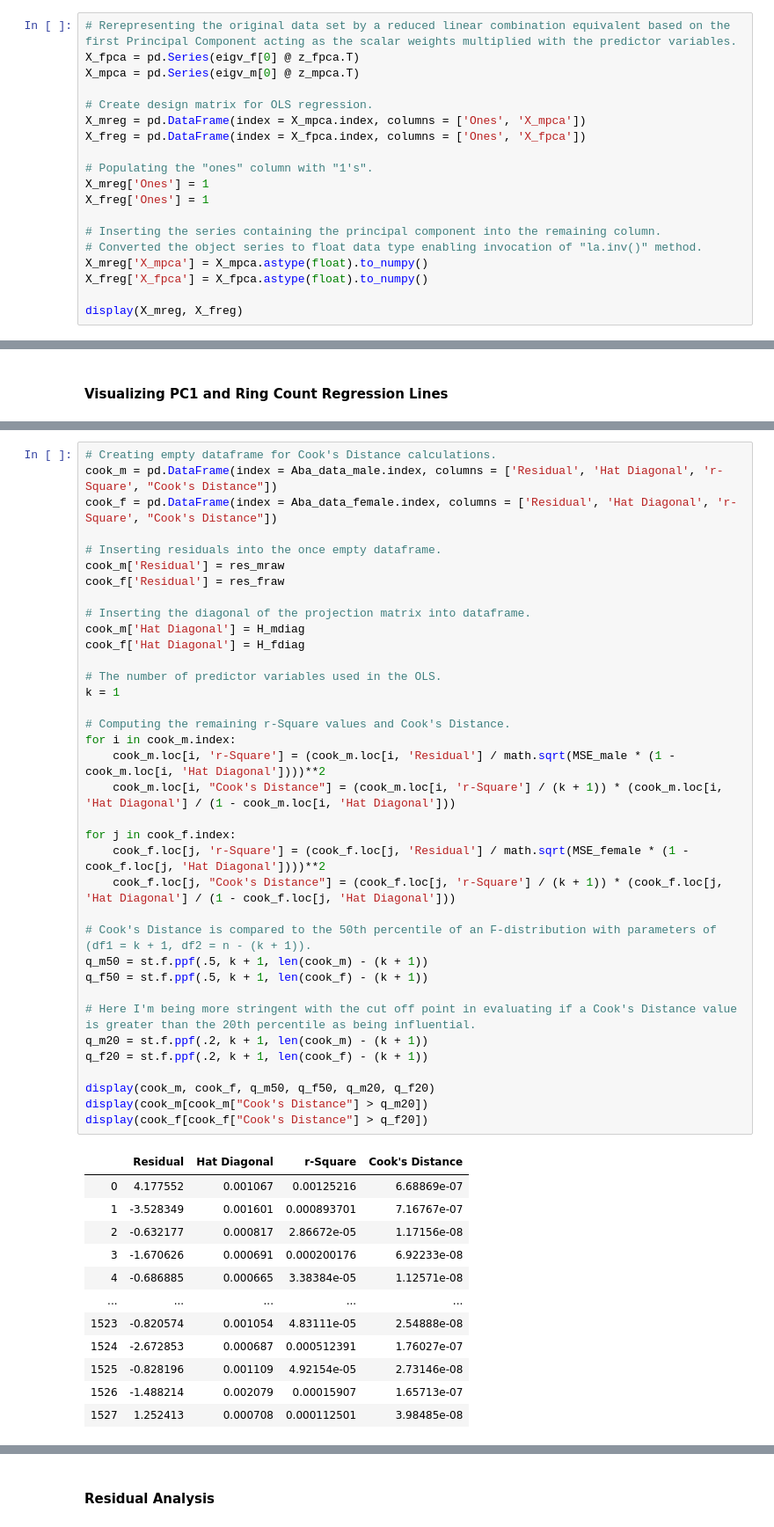
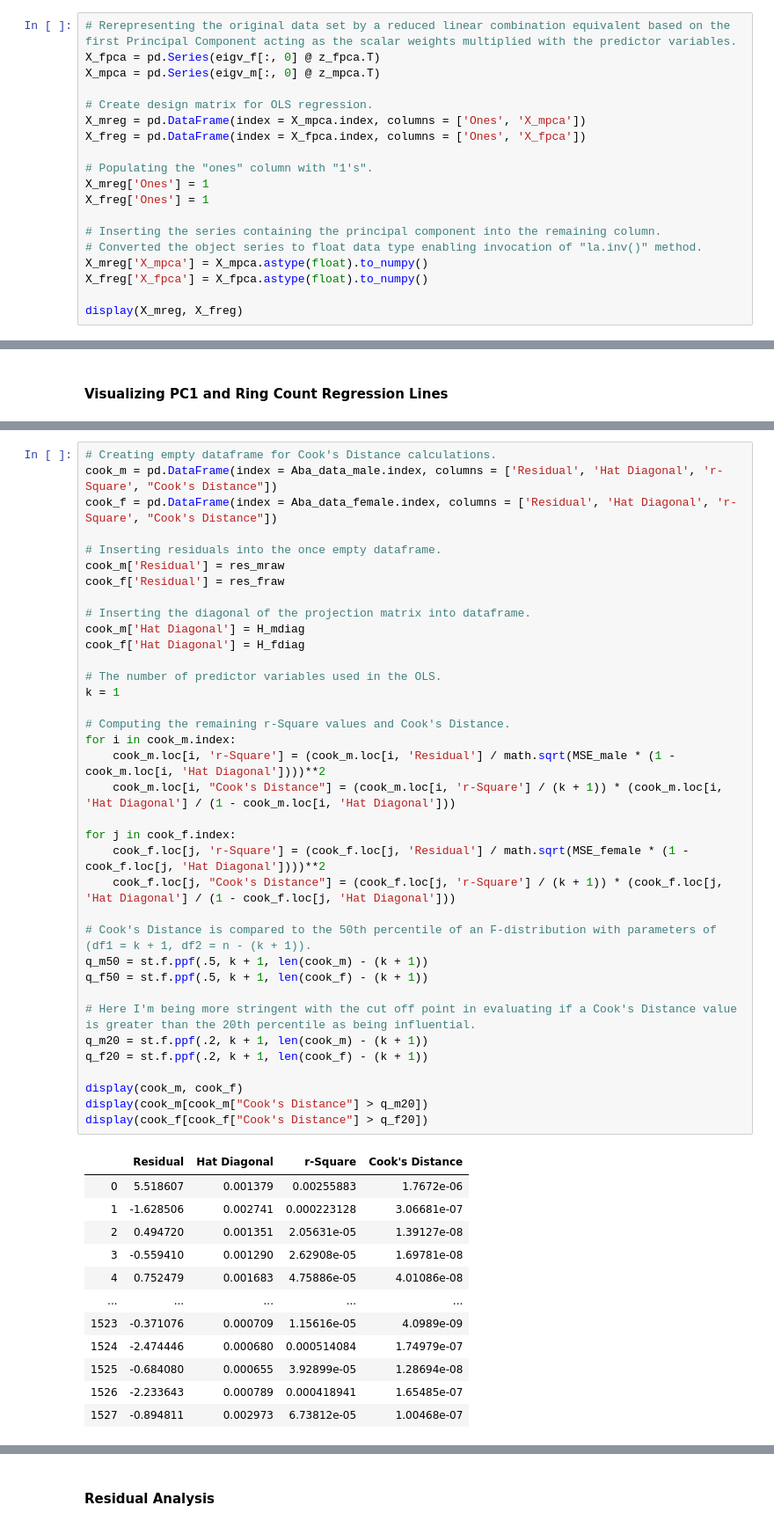
Before and after one commit to thokieu/Abalone-Regression, a Jupyter notebook: Workbook.ipynb, the cells around one changed output, grey strips where cells are left out. Shown at 88% size. Cells and saved outputs as stored; diff of their text form.

```diff
--- a/Workbook.ipynb
+++ b/Workbook.ipynb
@@ -635,8 +641,8 @@ array([[ 0.19576651,  0.73777408, -0.61542303, -0.1965181 ],
 #### Recasting Original Data via PC1
 # %%
 # Rerepresenting the original data set by a reduced linear combination equivalent based on the first Principal Component acting as the scalar weights multiplied with the predictor variables.
-X_fpca = pd.Series(eigv_f[0] @ z_fpca.T)
-X_mpca = pd.Series(eigv_m[0] @ z_mpca.T)
+X_fpca = pd.Series(eigv_f[:, 0] @ z_fpca.T)
+X_mpca = pd.Series(eigv_m[:, 0] @ z_mpca.T)
 
 # Create design matrix for OLS regression.
 X_mreg = pd.DataFrame(index = X_mpca.index, columns = ['Ones', 'X_mpca'])
@@ -834,44 +833,44 @@ cook_m['Residual'] = res_mraw
 cook_f['Residual'] = res_fraw
 
 # Inserting the diagonal of the projection matrix into dataframe.
 cook_m['Hat Diagonal'] = H_mdiag
 cook_f['Hat Diagonal'] = H_fdiag
 
 # The number of predictor variables used in the OLS.
 k = 1
 
 # Computing the remaining r-Square values and Cook's Distance.
 for i in cook_m.index:
     cook_m.loc[i, 'r-Square'] = (cook_m.loc[i, 'Residual'] / math.sqrt(MSE_male * (1 - cook_m.loc[i, 'Hat Diagonal'])))**2
     cook_m.loc[i, "Cook's Distance"] = (cook_m.loc[i, 'r-Square'] / (k + 1)) * (cook_m.loc[i, 'Hat Diagonal'] / (1 - cook_m.loc[i, 'Hat Diagonal']))
 
 for j in cook_f.index:
     cook_f.loc[j, 'r-Square'] = (cook_f.loc[j, 'Residual'] / math.sqrt(MSE_female * (1 - cook_f.loc[j, 'Hat Diagonal'])))**2
     cook_f.loc[j, "Cook's Distance"] = (cook_f.loc[j, 'r-Square'] / (k + 1)) * (cook_f.loc[j, 'Hat Diagonal'] / (1 - cook_f.loc[j, 'Hat Diagonal']))
 
 # Cook's Distance is compared to the 50th percentile of an F-distribution with parameters of (df1 = k + 1, df2 = n - (k + 1)).
 q_m50 = st.f.ppf(.5, k + 1, len(cook_m) - (k + 1))
 q_f50 = st.f.ppf(.5, k + 1, len(cook_f) - (k + 1))
 
 # Here I'm being more stringent with the cut off point in evaluating if a Cook's Distance value is greater than the 20th percentile as being influential.
 q_m20 = st.f.ppf(.2, k + 1, len(cook_m) - (k + 1))
 q_f20 = st.f.ppf(.2, k + 1, len(cook_f) - (k + 1))
 
-display(cook_m, cook_f, q_m50, q_f50, q_m20, q_f20)
+display(cook_m, cook_f)
 display(cook_m[cook_m["Cook's Distance"] > q_m20])
 display(cook_f[cook_f["Cook's Distance"] > q_f20])
 # %% [output]
 |  | Residual | Hat Diagonal | r-Square | Cook's Distance |
-| 0 | 4.177552 | 0.001067 | 0.00125216 | 6.68869e-07 |
-| 1 | -3.528349 | 0.001601 | 0.000893701 | 7.16767e-07 |
-| 2 | -0.632177 | 0.000817 | 2.86672e-05 | 1.17156e-08 |
-| 3 | -1.670626 | 0.000691 | 0.000200176 | 6.92233e-08 |
-| 4 | -0.686885 | 0.000665 | 3.38384e-05 | 1.12571e-08 |
+| 0 | 5.518607 | 0.001379 | 0.00255883 | 1.7672e-06 |
+| 1 | -1.628506 | 0.002741 | 0.000223128 | 3.06681e-07 |
+| 2 | 0.494720 | 0.001351 | 2.05631e-05 | 1.39127e-08 |
+| 3 | -0.559410 | 0.001290 | 2.62908e-05 | 1.69781e-08 |
+| 4 | 0.752479 | 0.001683 | 4.75886e-05 | 4.01086e-08 |
 | ... | ... | ... | ... | ... |
-| 1523 | -0.820574 | 0.001054 | 4.83111e-05 | 2.54888e-08 |
-| 1524 | -2.672853 | 0.000687 | 0.000512391 | 1.76027e-07 |
-| 1525 | -0.828196 | 0.001109 | 4.92154e-05 | 2.73146e-08 |
-| 1526 | -1.488214 | 0.002079 | 0.00015907 | 1.65713e-07 |
-| 1527 | 1.252413 | 0.000708 | 0.000112501 | 3.98485e-08 |
+| 1523 | -0.371076 | 0.000709 | 1.15616e-05 | 4.0989e-09 |
+| 1524 | -2.474446 | 0.000680 | 0.000514084 | 1.74979e-07 |
+| 1525 | -0.684080 | 0.000655 | 3.92899e-05 | 1.28694e-08 |
+| 1526 | -2.233643 | 0.000789 | 0.000418941 | 1.65485e-07 |
+| 1527 | -0.894811 | 0.002973 | 6.73812e-05 | 1.00468e-07 |
 1528 rows × 4 columns
 |  | Residual | Hat Diagonal | r-Square | Cook's Distance |
```
Also changed, not shown: parts of 22 cells of this notebook.
